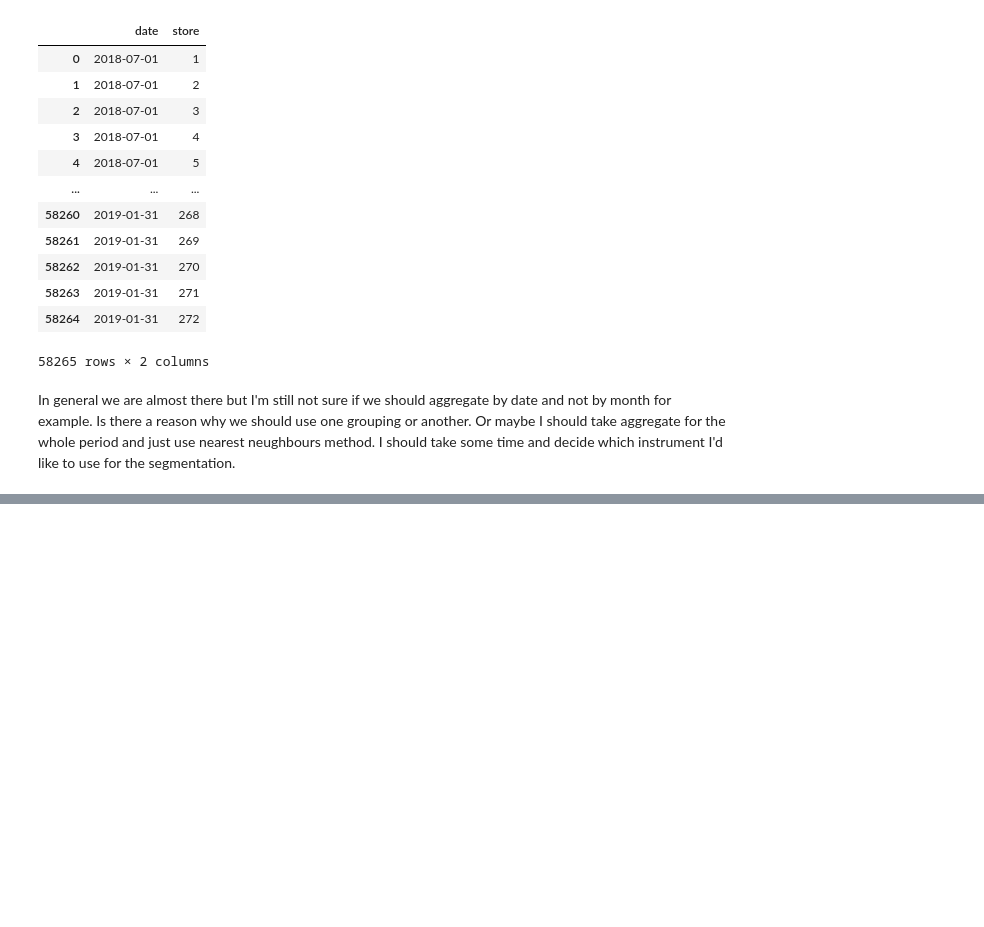
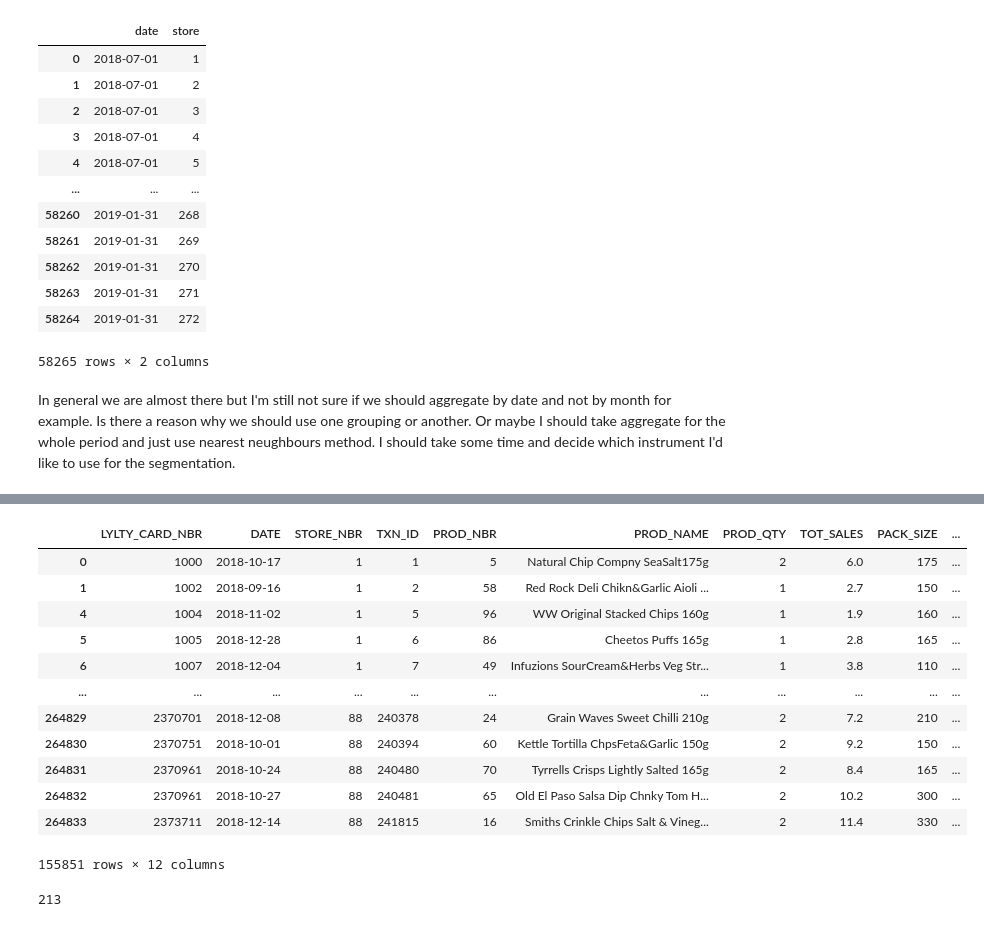
Before and after one commit to AndreiChernovJr/Chips-market-analysis, a Jupyter notebook: Experimentation and uplift testing.ipynb, the cells around one changed output, grey strips where cells are left out. Cells and saved outputs as stored; diff of their text form; code cells hidden in the pictures; blank space fills up the shorter version.

```diff
--- a/Experimentation and uplift testing.ipynb
+++ b/Experimentation and uplift testing.ipynb
@@ -345,0 +506,16 @@ In general we are almost there but I'm still not sure if we should aggregate by
+# %%
+df
+# %% [output]
+|  | LYLTY_CARD_NBR | DATE | STORE_NBR | TXN_ID | PROD_NBR | PROD_NAME | PROD_QTY | TOT_SALES | PACK_SIZE | ... |
+| 0 | 1000 | 2018-10-17 | 1 | 1 | 5 | Natural Chip Compny SeaSalt175g | 2 | 6.0 | 175 | ... |
+| 1 | 1002 | 2018-09-16 | 1 | 2 | 58 | Red Rock Deli Chikn&Garlic Aioli ... | 1 | 2.7 | 150 | ... |
+| 4 | 1004 | 2018-11-02 | 1 | 5 | 96 | WW Original Stacked Chips 160g | 1 | 1.9 | 160 | ... |
+| 5 | 1005 | 2018-12-28 | 1 | 6 | 86 | Cheetos Puffs 165g | 1 | 2.8 | 165 | ... |
+| 6 | 1007 | 2018-12-04 | 1 | 7 | 49 | Infuzions SourCream&Herbs Veg Str... | 1 | 3.8 | 110 | ... |
+| ... | ... | ... | ... | ... | ... | ... | ... | ... | ... | ... |
+| 264829 | 2370701 | 2018-12-08 | 88 | 240378 | 24 | Grain Waves Sweet Chilli 210g | 2 | 7.2 | 210 | ... |
+| 264830 | 2370751 | 2018-10-01 | 88 | 240394 | 60 | Kettle Tortilla ChpsFeta&Garlic 150g | 2 | 9.2 | 150 | ... |
+| 264831 | 2370961 | 2018-10-24 | 88 | 240480 | 70 | Tyrrells Crisps Lightly Salted 165g | 2 | 8.4 | 165 | ... |
+| 264832 | 2370961 | 2018-10-27 | 88 | 240481 | 65 | Old El Paso Salsa Dip Chnky Tom H... | 2 | 10.2 | 300 | ... |
+| 264833 | 2373711 | 2018-12-14 | 88 | 241815 | 16 | Smiths Crinkle Chips Salt & Vineg... | 2 | 11.4 | 330 | ... |
+155851 rows × 12 columns
@@ -345,0 +538,5 @@ In general we are almost there but I'm still not sure if we should aggregate by
+# %%
+print(find_customers(120))
+#ok, it works
+# %% [output]
+213
```
Also changed, not shown: parts of 79 cells of this notebook.
